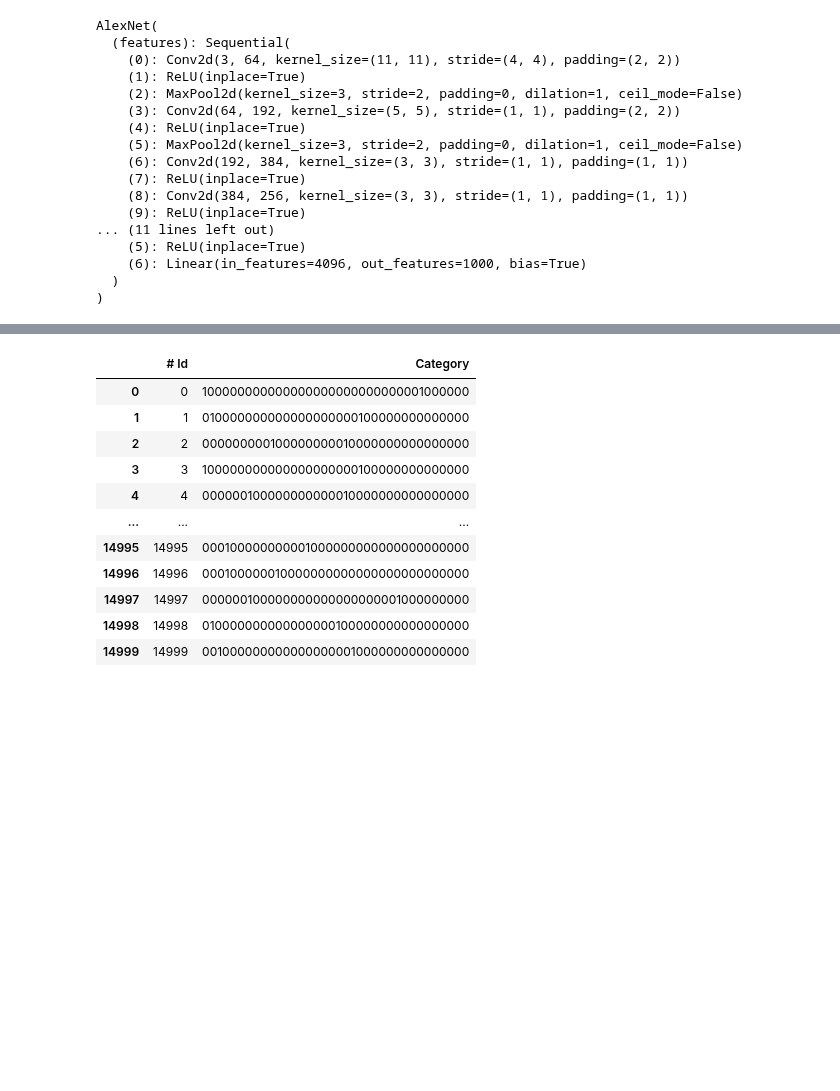
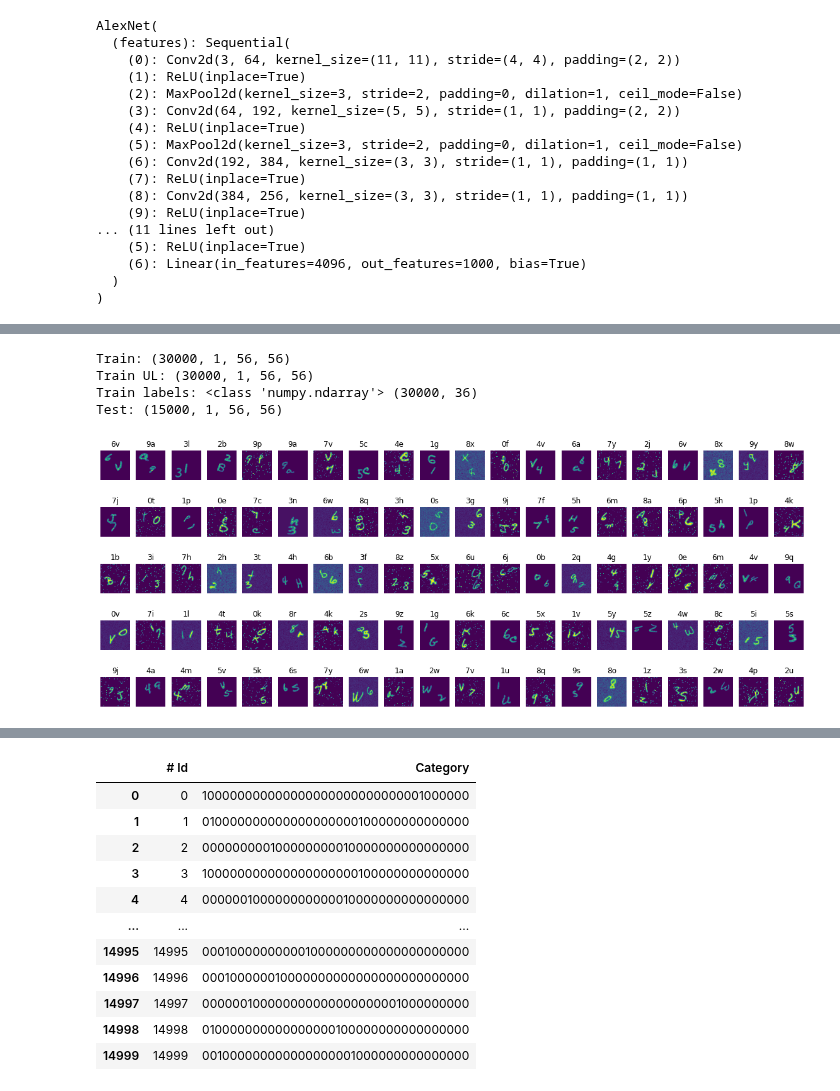
Before and after one commit to felixsimard/comp551-p3, a Jupyter notebook: Felix_Exploration_2.ipynb, the cells around one changed output, grey strips where cells are left out. Drawn from its saved outputs; the diff is of its cells as text; code cells hidden in the pictures; blank space fills up the shorter version.

Commit message:
Organized Felix2 into sections to be more readable

```diff
--- a/Felix_Exploration_2.ipynb
+++ b/Felix_Exploration_2.ipynb
@@ -70,11 +25,0 @@ def transform_output(scores):
-# %%
-from google.colab import drive
-drive.mount("/content/drive")
-def load_data(filename, data_path='/content/drive/MyDrive/P3-COMP551-FALL2021/'):
-    loaded_pkl = None
-    try:
-        pkl_buffered = open(data_path+''+filename,'rb')
-        loaded_pkl = pickle.load(pkl_buffered)
-    except Exception as e:
-        print("Error loading data: {}".format(e))
-    return loaded_pkl
@@ -479,0 +132,33 @@ class AlexNet_CNN(nn.Module):
+# %%
+FELIX_PATH = '/content/drive/MyDrive/P3-COMP551-FALL2021/'
+TONY_PATH = '/content/drive/MyDrive/McGill/COMP551/data/'
+
+def load_data(filename, data_path=TONY_PATH):
+    loaded_pkl = None
+    try:
+        pkl_buffered = open(data_path+''+filename,'rb')
+        loaded_pkl = pickle.load(pkl_buffered)
+    except Exception as e:
+        print("Error loading data: {}".format(e))
+    return loaded_pkl
+# %%
+# Load data
+# make sure to add a dimension to loaded pickles to respect dimensions required by Conv2D layers
+train_l = load_data("images_l.pkl")[:, None]
+train_ul = load_data("images_ul.pkl")[:, None]
+train_labels_l = load_data("labels_l.pkl")
+test_ul = load_data("images_test.pkl")[:, None]
+
+
+# train_labels_ul = load_data("labels_ul.pkl") # NEWLY CREATED PKL
+# print("Train unlabled labels:", type(train_labels_ul), train_labels_ul.shape)
+
+print("Train:", train_l.shape)
+print("Train UL:", train_ul.shape)
+print("Train labels:", type(train_labels_l), train_labels_l.shape)
+print("Test:", test_ul.shape)
+# %% [output]
+Train: (30000, 1, 56, 56)
+Train UL: (30000, 1, 56, 56)
+Train labels: <class 'numpy.ndarray'> (30000, 36)
+Test: (15000, 1, 56, 56)
@@ -479,0 +186,16 @@ class AlexNet_CNN(nn.Module):
+# %%
+# Visualize some data
+
+figure = plt.figure(figsize=(20, 8))
+cols, rows = 20, 5
+for i in range(1, cols * rows + 1):
+    sample_idx = torch.randint(len(train_l), size=(1,)).item()
+    img = train_l[sample_idx]
+    label = get_label_value(train_labels_l[sample_idx])
+    figure.add_subplot(rows, cols, i)
+    plt.title(label)
+    plt.axis("off")
+    plt.imshow(img.squeeze())
+plt.show()
+# %% [output]
+[figure, added]
```
Also changed, not shown: parts of 50 cells of this notebook.
